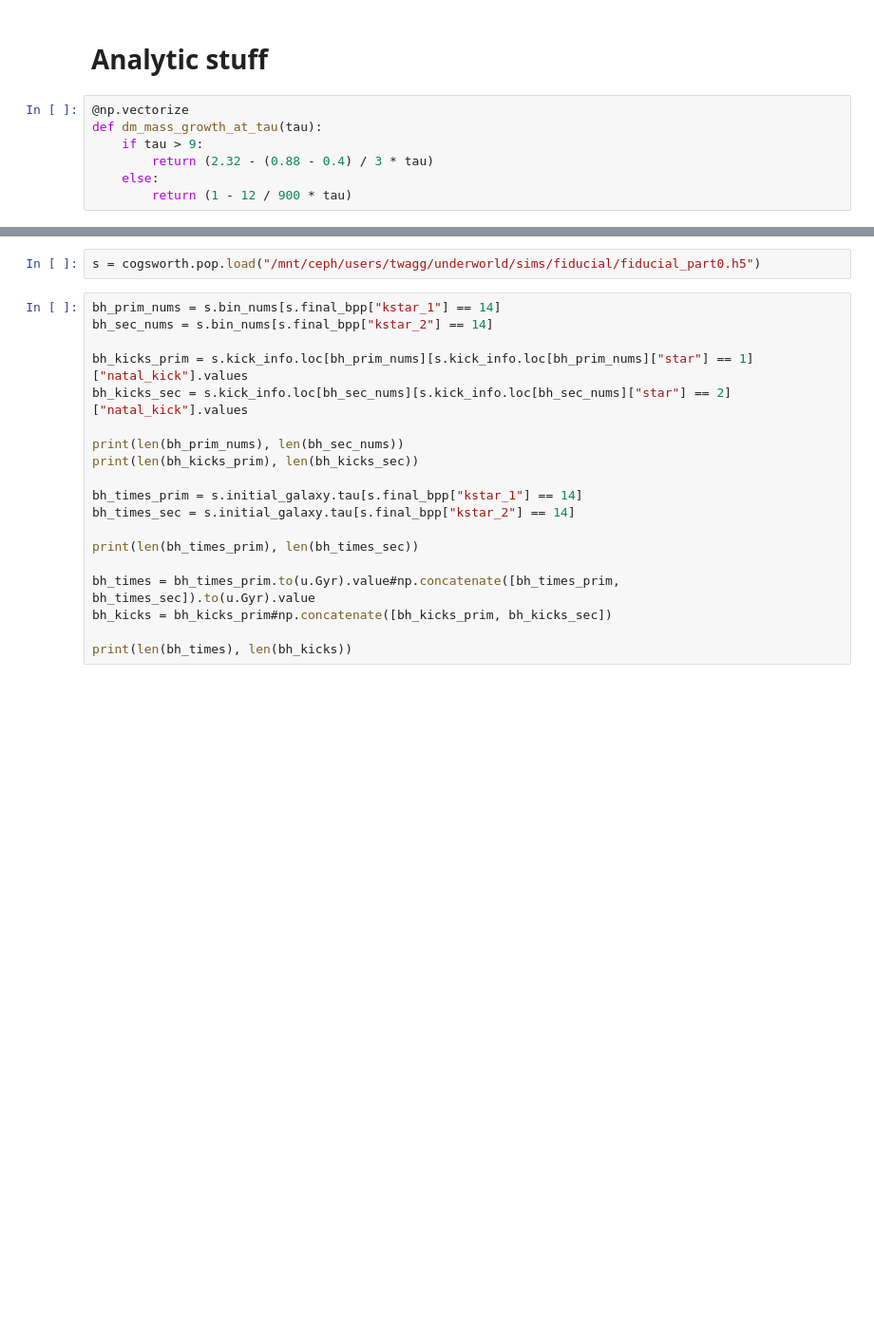
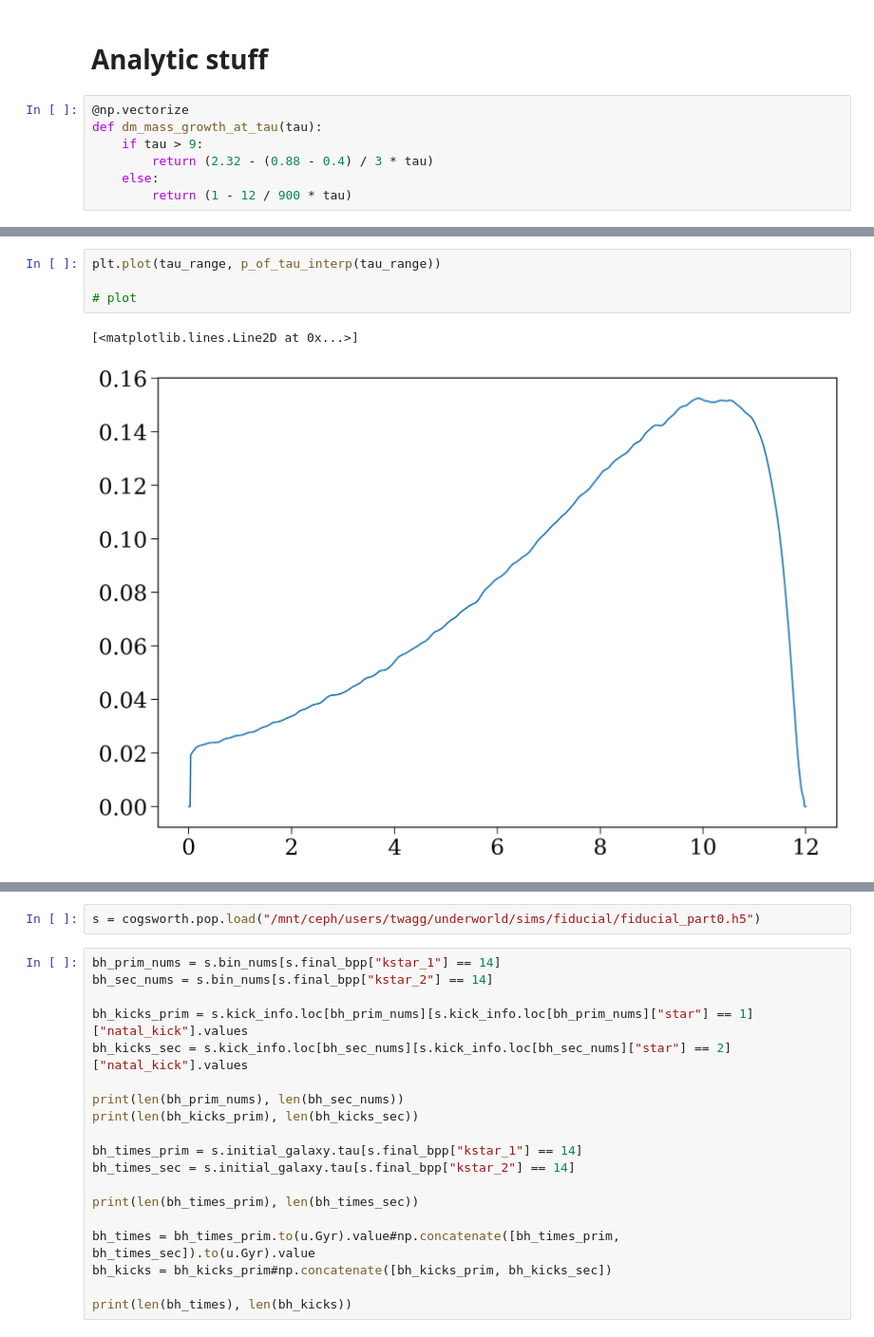
Before and after one commit to TomWagg/underworld, a Jupyter notebook: analysis/variations_time_evolving.ipynb, the cells around one changed output, grey strips where cells are left out. Shown at 95% size. Drawn from its saved outputs; the diff is of its cells as text; blank space fills up the shorter version.

```diff
--- a/analysis/variations_time_evolving.ipynb
+++ b/analysis/variations_time_evolving.ipynb
@@ -170,0 +246,7 @@ def p_of_tau(tau):
+# %%
+plt.plot(tau_range, p_of_tau_interp(tau_range))
+
+# plot
+# %% [output]
+[<matplotlib.lines.Line2D at 0x...>]
+[figure, added]
```
Also changed, not shown: parts of 19 cells of this notebook, 2 other files.
